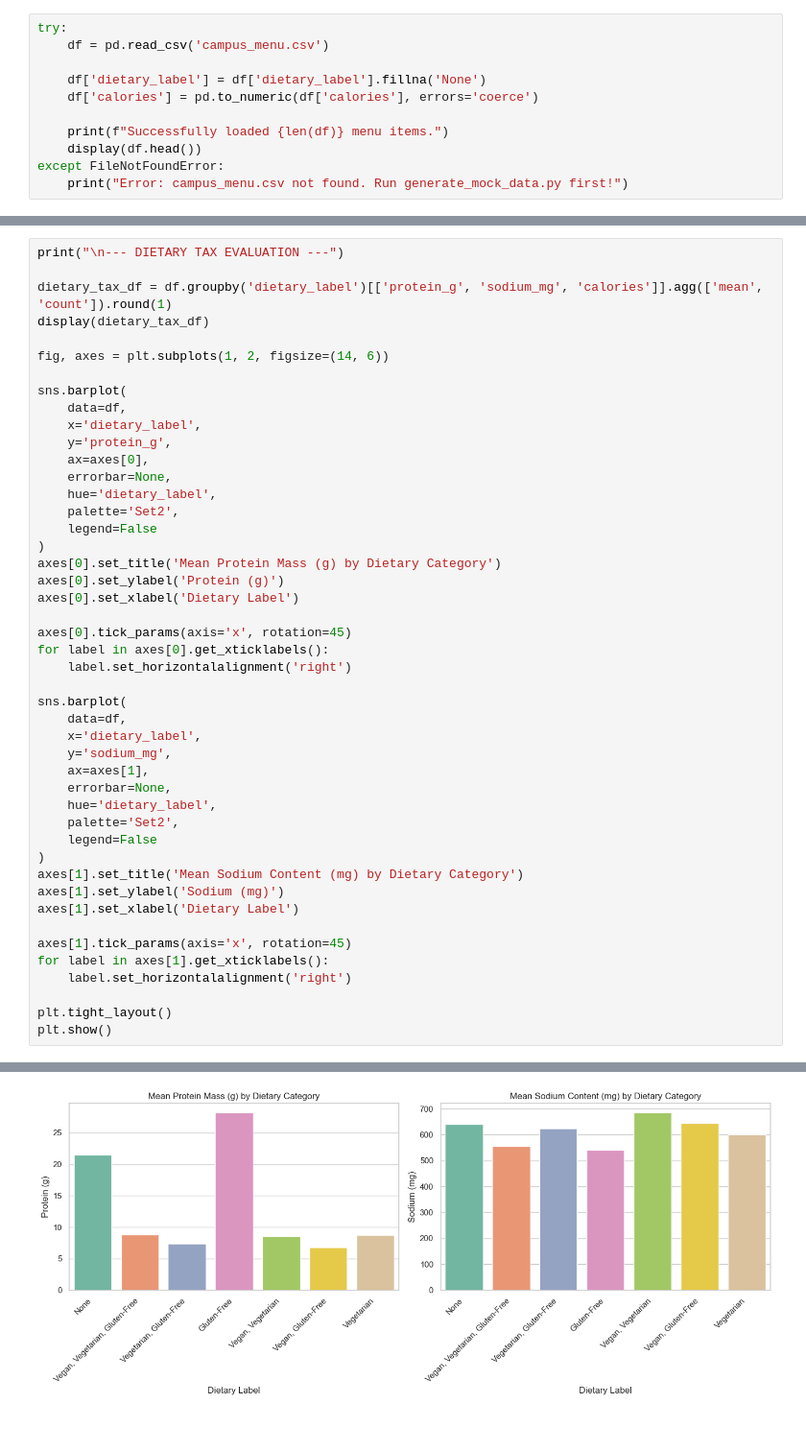
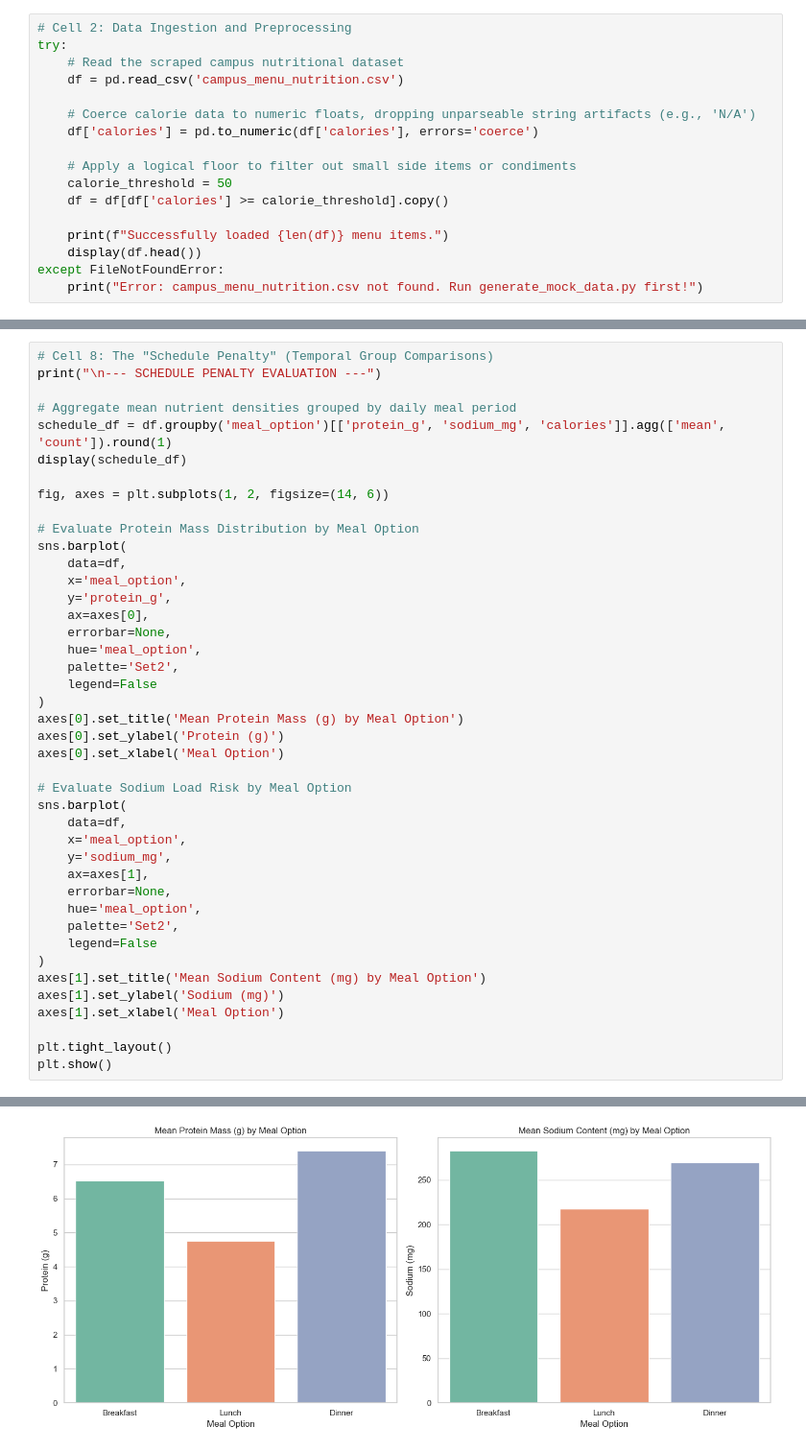
Before and after one commit to LeoFlores0/campus-nutrition-research-project, a Jupyter notebook: analysis.ipynb, the cells around one changed output, grey strips where cells are left out. Shown at 96% size. Saved outputs shown, nothing was run; the diff lists cells and outputs as text.

```diff
--- a/analysis.ipynb
+++ b/analysis.ipynb
@@ -12,14 +14,20 @@ print("Analysis environment ready.")
 # %% [output]
 Analysis environment ready.
 # %%
+# Cell 2: Data Ingestion and Preprocessing
 try:
-    df = pd.read_csv('campus_menu.csv')
+    # Read the scraped campus nutritional dataset
+    df = pd.read_csv('campus_menu_nutrition.csv')
 
-    df['dietary_label'] = df['dietary_label'].fillna('None')
+    # Coerce calorie data to numeric floats, dropping unparseable string artifacts (e.g., 'N/A')
     df['calories'] = pd.to_numeric(df['calories'], errors='coerce')
+
+    # Apply a logical floor to filter out small side items or condiments
+    calorie_threshold = 50
+    df = df[df['calories'] >= calorie_threshold].copy()
 
     print(f"Successfully loaded {len(df)} menu items.")
     display(df.head())
 except FileNotFoundError:
-    print("Error: campus_menu.csv not found. Run generate_mock_data.py first!")
+    print("Error: campus_menu_nutrition.csv not found. Run generate_mock_data.py first!")
 # %% [output]
@@ -219,46 +234,42 @@ display(variance_summary)
 # %%
-print("\n--- DIETARY TAX EVALUATION ---")
+# Cell 8: The "Schedule Penalty" (Temporal Group Comparisons)
+print("\n--- SCHEDULE PENALTY EVALUATION ---")
 
-dietary_tax_df = df.groupby('dietary_label')[['protein_g', 'sodium_mg', 'calories']].agg(['mean', 'count']).round(1)
-display(dietary_tax_df)
+# Aggregate mean nutrient densities grouped by daily meal period
+schedule_df = df.groupby('meal_option')[['protein_g', 'sodium_mg', 'calories']].agg(['mean', 'count']).round(1)
+display(schedule_df)
 
 fig, axes = plt.subplots(1, 2, figsize=(14, 6))
 
+# Evaluate Protein Mass Distribution by Meal Option
 sns.barplot(
     data=df,
-    x='dietary_label',
+    x='meal_option',
     y='protein_g',
     ax=axes[0],
     errorbar=None,
-    hue='dietary_label',
+    hue='meal_option',
     palette='Set2',
     legend=False
 )
-axes[0].set_title('Mean Protein Mass (g) by Dietary Category')
+axes[0].set_title('Mean Protein Mass (g) by Meal Option')
 axes[0].set_ylabel('Protein (g)')
-axes[0].set_xlabel('Dietary Label')
+axes[0].set_xlabel('Meal Option')
 
-axes[0].tick_params(axis='x', rotation=45)
-for label in axes[0].get_xticklabels():
-    label.set_horizontalalignment('right')
-
+# Evaluate Sodium Load Risk by Meal Option
 sns.barplot(
     data=df,
-    x='dietary_label',
+    x='meal_option',
     y='sodium_mg',
     ax=axes[1],
     errorbar=None,
-    hue='dietary_label',
+    hue='meal_option',
     palette='Set2',
     legend=False
 )
-axes[1].set_title('Mean Sodium Content (mg) by Dietary Category')
+axes[1].set_title('Mean Sodium Content (mg) by Meal Option')
 axes[1].set_ylabel('Sodium (mg)')
-axes[1].set_xlabel('Dietary Label')
-
-axes[1].tick_params(axis='x', rotation=45)
-for label in axes[1].get_xticklabels():
-    label.set_horizontalalignment('right')
+axes[1].set_xlabel('Meal Option')
 
 plt.tight_layout()
 plt.show()
@@ -277,2 +284,2 @@ plt.show()
-[figure, old version]
+[figure, new version]
 # %%
```
Also changed, not shown: parts of 13 cells of this notebook, 2 other files.
